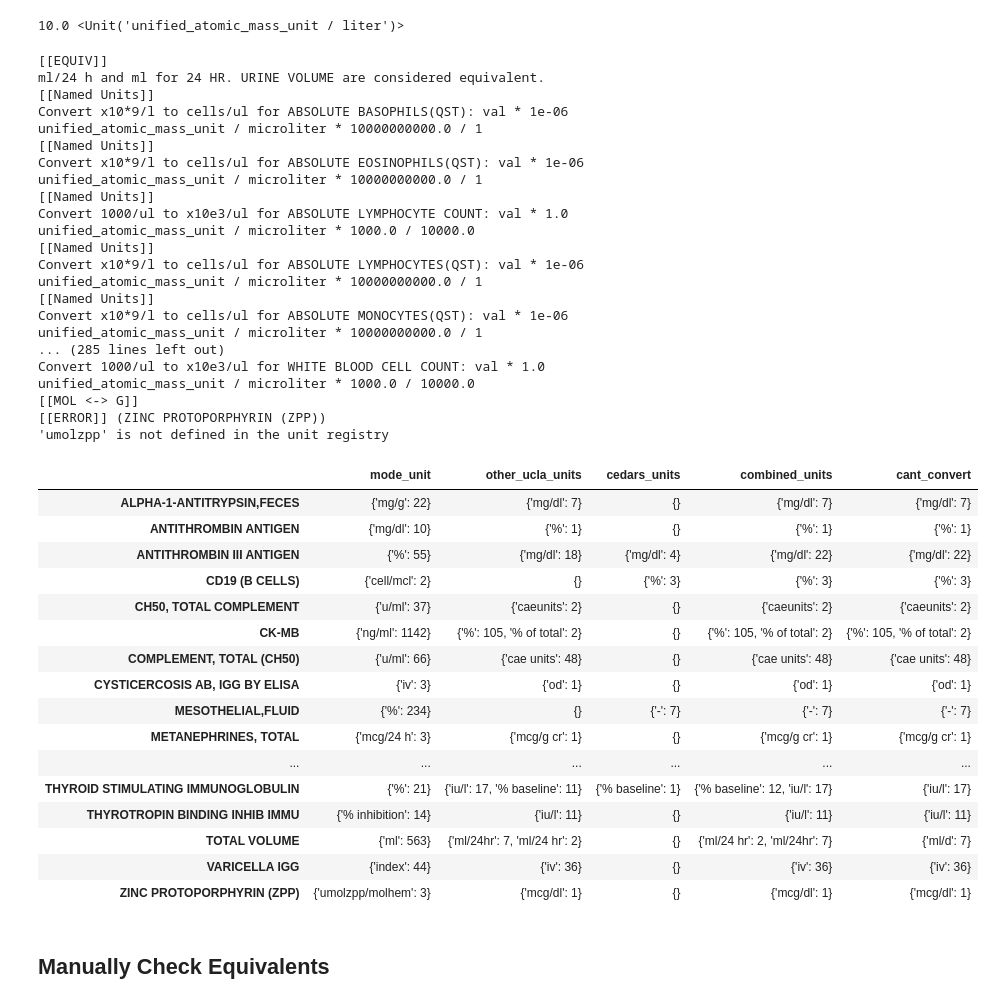
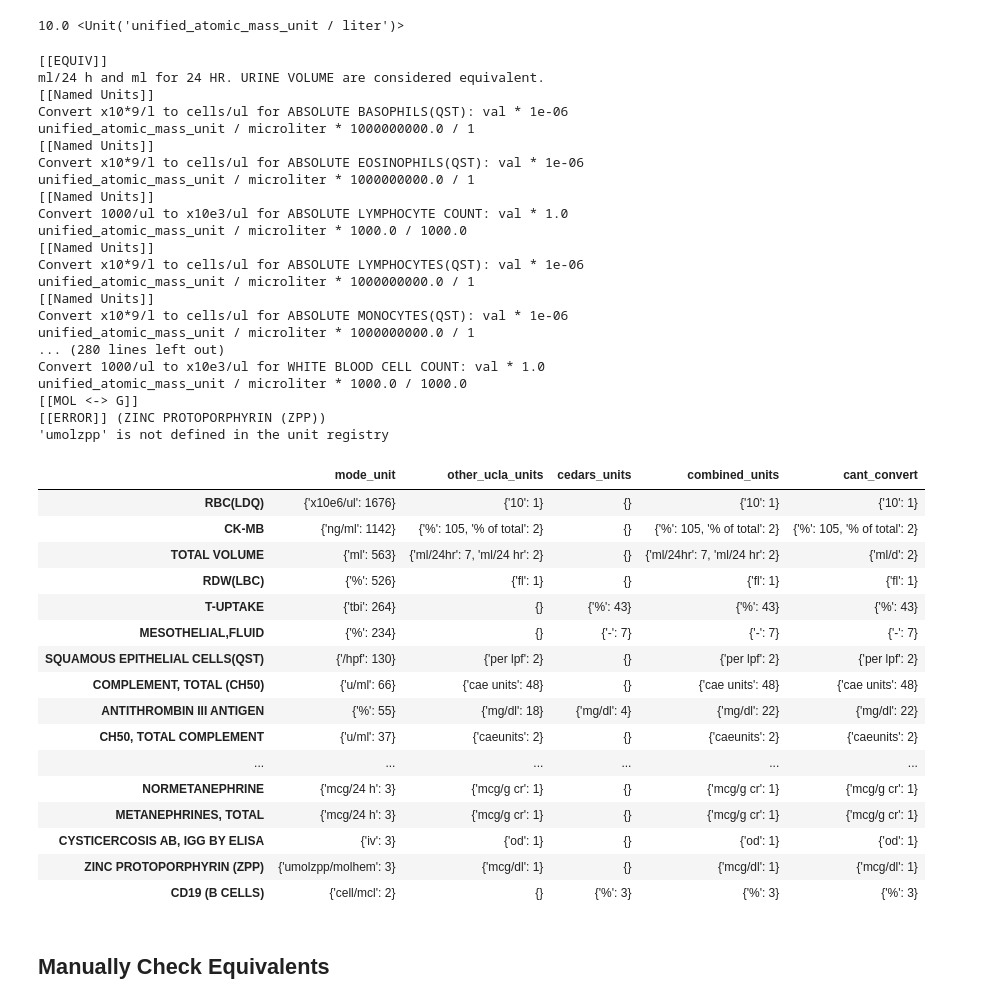
Before and after one commit to uclamii/CRRT, a Jupyter notebook: notebooks/unit_alignment.ipynb, the cells around one changed output. Cells and saved outputs as stored; diff of their text form; code cells hidden in the pictures.

```diff
--- a/notebooks/unit_alignment.ipynb
+++ b/notebooks/unit_alignment.ipynb
@@ -147,6 +147,13 @@ combined = (
     .join(cedars_unit_counts)
     .replace({"cedars_units": {np.nan: {}}})
 )
+def add_mode_count_from_cedars(row):
+    mode = next(iter(row["mode_unit"]))
+    count = row["mode_unit"][mode]
+    count += row["cedars_units"].get(mode, 0)
+    return {mode: count}
+
+combined["mode_unit"] = combined.apply(add_mode_count_from_cedars, axis=1)
 combined["cedars_units"] = combined.apply(
     lambda row: del_key(next(iter(row["mode_unit"])), row["cedars_units"]), axis=1
 )
@@ -244,40 +257,43 @@ equivalents = [  # map mode to others
     {"ng/ml", "ng/ml rbc"},
     {"au/ml", "ai"},
     {"u/g hgb", "u/g hb"},
-    {"liv", "index"}, # LYME DISEASE AB,TOTAL
+    {"liv", "index"},  # LYME DISEASE AB,TOTAL
     {"ng/ml", "eia unit"},
     # ("fl = femtoliter = cu mic = cubic micron")
     {"fl", "cu mic"},
     {"nmol bce/mmol creat", "nm bce/mm creat"},
     {"m2", "meters s"},
     {"pg/mlcdf", "pg/ml"},
+    {"m/ul", "mi/mm3", "m/mm3", "x10e6/ul"},
+    {"iv", "IV", "index", "INDEX"},
 ]
+# https://www.cdc.gov/cliac/docs/addenda/cliac0313/13A_CLIAC_2013March_UnitsOfMeasure.pdf
 count_units = {
-    "x10e3": 10e3,
+    "x10e3": 1e3,
     "thousand": 1e3,
     "thous": 1e3,
     "1000": 1e3,
-    "10e3": 10e3,
+    "10e3": 1e3,
     "k": 1e3,
-    "x10e6": 10e6,
-    "10e6": 10e6,
+    "x10e6": 1e6,
+    "10e6": 1e6,
     "mill": 1e6,
     "million": 1e6,
-    "X10*9": 10e9,
-    "x10*9": 10e9,
+    "X10*9": 1e9,
+    "x10*9": 1e9,
     "x10*12": 1e12,
     "cells": 1,
 }
-mol_to_eq = { # meq/mol
+mol_to_eq = {  # meq/mol
     "ANION GAP": 1,
     "BASE EXCESS": 1,
     "BICARBONATE": 1,
     "CARBON DIOXIDE": 1,
     "CHLORIDE": 1,
     "MAGNESIUM": 2,
-    "PHOSPHORUS": 3, # 3 or 5
+    "PHOSPHORUS": 3,  # 3 or 5
     "POTASSIUM": 1,
-    "SODIUM": 1
+    "SODIUM": 1,
 }
 g_to_mol = {  # inverse of molecular weight, so mol/g
     "AMMONIA": 0.058719906,
@@ -338,6 +354,7 @@ def cant_auto_convert(row):
                 conv_mol_to_eq = "eq" in mode and "mol" in other_unit
                 conv_g_to_eq = "eq" in mode and "g" in other_unit
 
+                # do i need valence/charge
                 if conv_eq_to_mol or conv_mol_to_eq:
                     print("[[MOL <-> EQ]]")
                     name = next(iter([k for k in mol_to_eq if k in row.name]), None)
@@ -366,6 +383,7 @@ def cant_auto_convert(row):
                     reverse=True,
                 )
 
+                # do i need molecular weight
                 if (conv_g_to_mol or conv_g_to_eq) or conv_mol_to_g:
                     print("[[MOL <-> G]]")
                     if conv_g_to_eq:
@@ -430,42 +448,42 @@ selected_cols_with_units = selected_cols_with_units.assign(cant_convert=lambda d
 [[EQUIV]]
 ml/24 h and ml for 24 HR. URINE VOLUME are considered equivalent.
 [[Named Units]]
-Convert x10*9/l to cells/ul for ABSOLUTE BASOPHILS(QST): val * 1e-06 unified_atomic_mass_unit / microliter * 10000000000.0 / 1
+Convert x10*9/l to cells/ul for ABSOLUTE BASOPHILS(QST): val * 1e-06 unified_atomic_mass_unit / microliter * 1000000000.0 / 1
 [[Named Units]]
-Convert x10*9/l to cells/ul for ABSOLUTE EOSINOPHILS(QST): val * 1e-06 unified_atomic_mass_unit / microliter * 10000000000.0 / 1
+Convert x10*9/l to cells/ul for ABSOLUTE EOSINOPHILS(QST): val * 1e-06 unified_atomic_mass_unit / microliter * 1000000000.0 / 1
 [[Named Units]]
-Convert 1000/ul to x10e3/ul for ABSOLUTE LYMPHOCYTE COUNT: val * 1.0 unified_atomic_mass_unit / microliter * 1000.0 / 10000.0
+Convert 1000/ul to x10e3/ul for ABSOLUTE LYMPHOCYTE COUNT: val * 1.0 unified_atomic_mass_unit / microliter * 1000.0 / 1000.0
 [[Named Units]]
-Convert x10*9/l to cells/ul for ABSOLUTE LYMPHOCYTES(QST): val * 1e-06 unified_atomic_mass_unit / microliter * 10000000000.0 / 1
+Convert x10*9/l to cells/ul for ABSOLUTE LYMPHOCYTES(QST): val * 1e-06 unified_atomic_mass_unit / microliter * 1000000000.0 / 1
 [[Named Units]]
-Convert x10*9/l to cells/ul for ABSOLUTE MONOCYTES(QST): val * 1e-06 unified_atomic_mass_unit / microliter * 10000000000.0 / 1
-... (285 lines left out)
-Convert 1000/ul to x10e3/ul for WHITE BLOOD CELL COUNT: val * 1.0 unified_atomic_mass_unit / microliter * 1000.0 / 10000.0
+Convert x10*9/l to cells/ul for ABSOLUTE MONOCYTES(QST): val * 1e-06 unified_atomic_mass_unit / microliter * 1000000000.0 / 1
+... (280 lines left out)
+Convert 1000/ul to x10e3/ul for WHITE BLOOD CELL COUNT: val * 1.0 unified_atomic_mass_unit / microliter * 1000.0 / 1000.0
 [[MOL <-> G]]
 [[ERROR]] (ZINC PROTOPORPHYRIN (ZPP))
 'umolzpp' is not defined in the unit registry
 # %%
 # cant_convert = combined[combined["cant_convert"] != {}]
 cant_convert = selected_cols_with_units[selected_cols_with_units["cant_convert"] != {}]
-cant_convert
+cant_convert.sort_values(by="mode_unit", ascending=False, key=lambda x: x.map(lambda y: next(iter(y.values()))))
 # %% [output]
 |  | mode_unit | other_ucla_units | cedars_units | combined_units | cant_convert |
-| ALPHA-1-ANTITRYPSIN,FECES | {'mg/g': 22} | {'mg/dl': 7} | {} | {'mg/dl': 7} | {'mg/dl': 7} |
-| ANTITHROMBIN ANTIGEN | {'mg/dl': 10} | {'%': 1} | {} | {'%': 1} | {'%': 1} |
+| RBC(LDQ) | {'x10e6/ul': 1676} | {'10': 1} | {} | {'10': 1} | {'10': 1} |
+| CK-MB | {'ng/ml': 1142} | {'%': 105, '% of total': 2} | {} | {'%': 105, '% of total': 2} | {'%': 105, '% of total': 2} |
+| TOTAL VOLUME | {'ml': 563} | {'ml/24hr': 7, 'ml/24 hr': 2} | {} | {'ml/24hr': 7, 'ml/24 hr': 2} | {'ml/d': 2} |
+| RDW(LBC) | {'%': 526} | {'fl': 1} | {} | {'fl': 1} | {'fl': 1} |
+| T-UPTAKE | {'tbi': 264} | {} | {'%': 43} | {'%': 43} | {'%': 43} |
+| MESOTHELIAL,FLUID | {'%': 234} | {} | {'-': 7} | {'-': 7} | {'-': 7} |
+| SQUAMOUS EPITHELIAL CELLS(QST) | {'/hpf': 130} | {'per lpf': 2} | {} | {'per lpf': 2} | {'per lpf': 2} |
+| COMPLEMENT, TOTAL (CH50) | {'u/ml': 66} | {'cae units': 48} | {} | {'cae units': 48} | {'cae units': 48} |
 | ANTITHROMBIN III ANTIGEN | {'%': 55} | {'mg/dl': 18} | {'mg/dl': 4} | {'mg/dl': 22} | {'mg/dl': 22} |
+| CH50, TOTAL COMPLEMENT | {'u/ml': 37} | {'caeunits': 2} | {} | {'caeunits': 2} | {'caeunits': 2} |
+| ... | ... | ... | ... | ... | ... |
+| NORMETANEPHRINE | {'mcg/24 h': 3} | {'mcg/g cr': 1} | {} | {'mcg/g cr': 1} | {'mcg/g cr': 1} |
+| METANEPHRINES, TOTAL | {'mcg/24 h': 3} | {'mcg/g cr': 1} | {} | {'mcg/g cr': 1} | {'mcg/g cr': 1} |
+| CYSTICERCOSIS AB, IGG BY ELISA | {'iv': 3} | {'od': 1} | {} | {'od': 1} | {'od': 1} |
+| ZINC PROTOPORPHYRIN (ZPP) | {'umolzpp/molhem': 3} | {'mcg/dl': 1} | {} | {'mcg/dl': 1} | {'mcg/dl': 1} |
 | CD19 (B CELLS) | {'cell/mcl': 2} | {} | {'%': 3} | {'%': 3} | {'%': 3} |
-| CH50, TOTAL COMPLEMENT | {'u/ml': 37} | {'caeunits': 2} | {} | {'caeunits': 2} | {'caeunits': 2} |
-| CK-MB | {'ng/ml': 1142} | {'%': 105, '% of total': 2} | {} | {'%': 105, '% of total': 2} | {'%': 105, '% of total': 2} |
-| COMPLEMENT, TOTAL (CH50) | {'u/ml': 66} | {'cae units': 48} | {} | {'cae units': 48} | {'cae units': 48} |
-| CYSTICERCOSIS AB, IGG BY ELISA | {'iv': 3} | {'od': 1} | {} | {'od': 1} | {'od': 1} |
-| MESOTHELIAL,FLUID | {'%': 234} | {} | {'-': 7} | {'-': 7} | {'-': 7} |
-| METANEPHRINES, TOTAL | {'mcg/24 h': 3} | {'mcg/g cr': 1} | {} | {'mcg/g cr': 1} | {'mcg/g cr': 1} |
-| ... | ... | ... | ... | ... | ... |
-| THYROID STIMULATING IMMUNOGLOBULIN | {'%': 21} | {'iu/l': 17, '% baseline': 11} | {'% baseline': 1} | {'% baseline': 12, 'iu/l': 17} | {'iu/l': 17} |
-| THYROTROPIN BINDING INHIB IMMU | {'% inhibition': 14} | {'iu/l': 11} | {} | {'iu/l': 11} | {'iu/l': 11} |
-| TOTAL VOLUME | {'ml': 563} | {'ml/24hr': 7, 'ml/24 hr': 2} | {} | {'ml/24 hr': 2, 'ml/24hr': 7} | {'ml/d': 7} |
-| VARICELLA IGG | {'index': 44} | {'iv': 36} | {} | {'iv': 36} | {'iv': 36} |
-| ZINC PROTOPORPHYRIN (ZPP) | {'umolzpp/molhem': 3} | {'mcg/dl': 1} | {} | {'mcg/dl': 1} | {'mcg/dl': 1} |
 # %%
 # selected_cols_with_units.to_csv("lab_units_selected_columns.csv")
 # %% [markdown]
```
Also changed, not shown: parts of 3 cells of this notebook.
